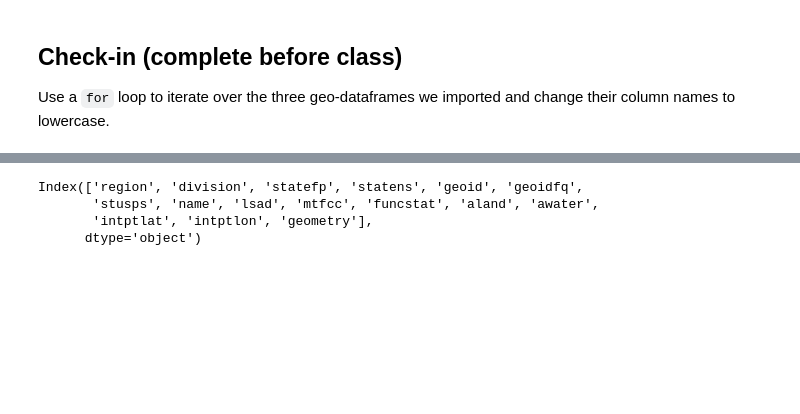
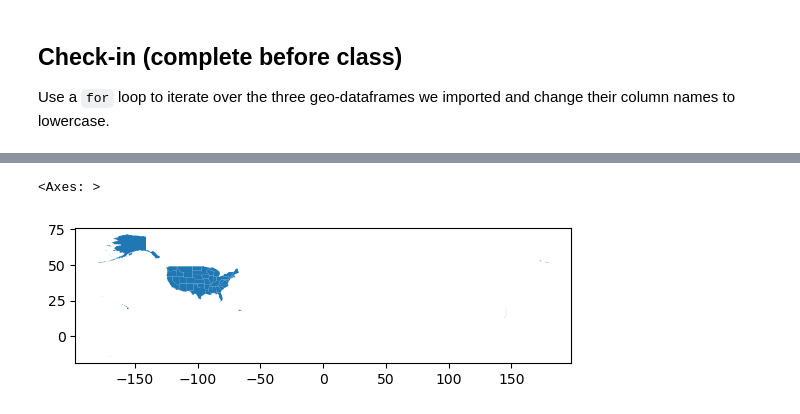
Before and after one commit to edengonzalezz/eds220-in-class, a Jupyter notebook: week7/week-7-clipping-STUDENTS.ipynb, the cells around one changed output, grey strips where cells are left out. Cells and saved outputs as stored; diff of their text form; code cells hidden in the pictures; blank space fills up the shorter version.

```diff
--- a/week7/week-7-clipping-STUDENTS.ipynb
+++ b/week7/week-7-clipping-STUDENTS.ipynb
@@ -72,7 +84,5 @@ for df in data:
 # %%
-states.columns
+states.plot()
 # %% [output]
-Index(['region', 'division', 'statefp', 'statens', 'geoid', 'geoidfq',
-       'stusps', 'name', 'lsad', 'mtfcc', 'funcstat', 'aland', 'awater',
-       'intptlat', 'intptlon', 'geometry'],
-      dtype='object')
+<Axes: >
+[figure, added]
```
Also changed, not shown: parts of 37 cells of this notebook.
